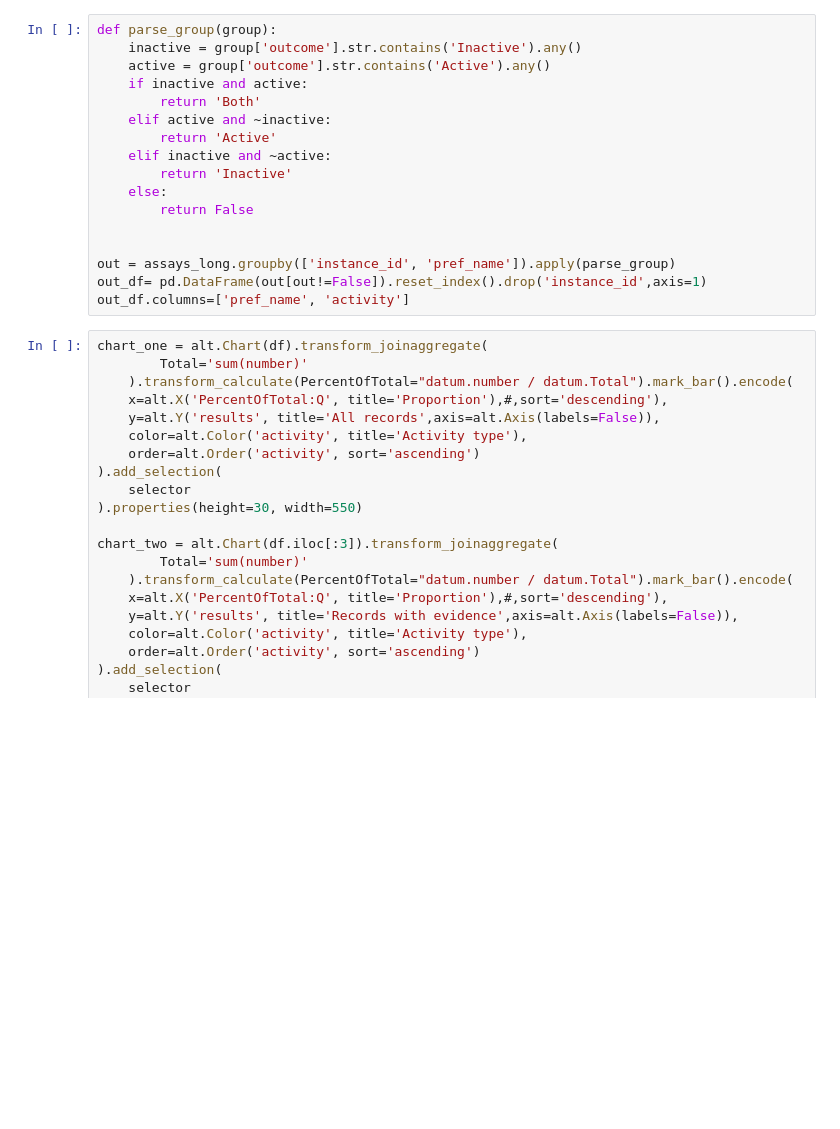
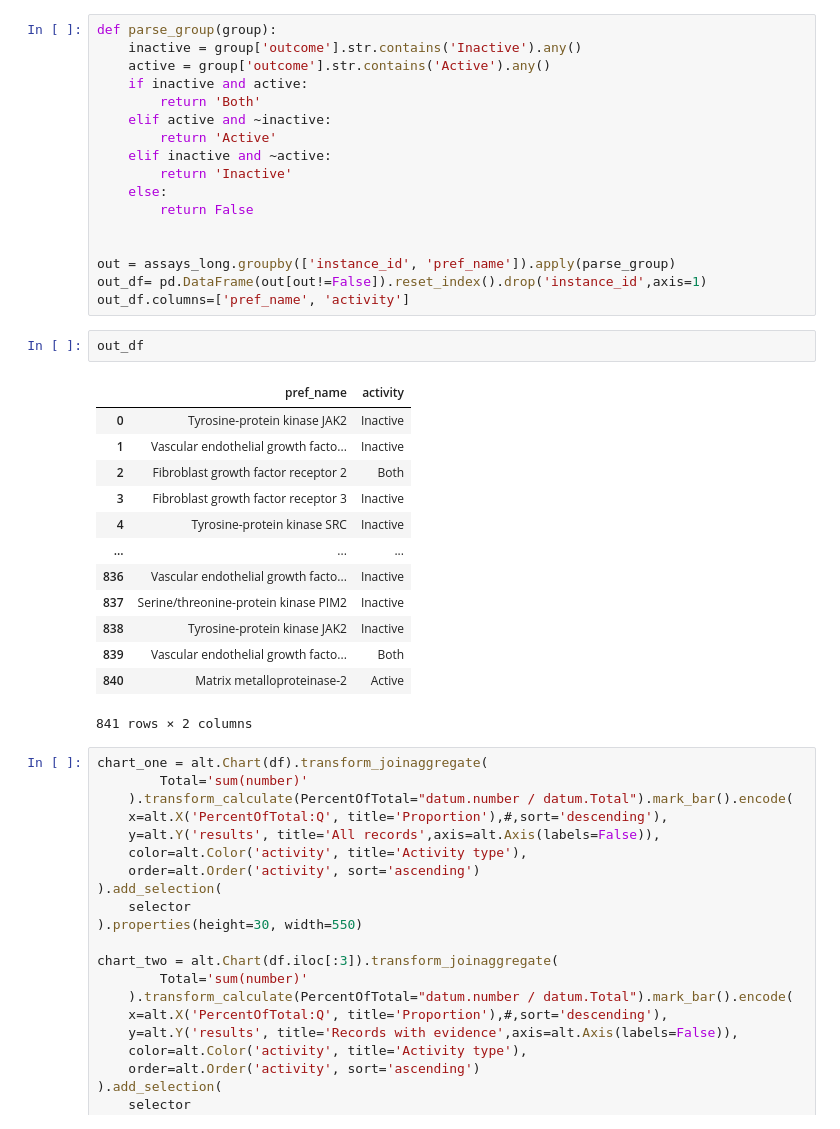
Before and after one commit to ljmartin/molrec, a Jupyter notebook: pubchem_validation/figure.ipynb, the cells around one changed output. Saved outputs shown, nothing was run; the diff lists cells and outputs as text; blank space fills up the shorter version.

```diff
--- a/pubchem_validation/figure.ipynb
+++ b/pubchem_validation/figure.ipynb
@@ -204,6 +204,22 @@ def parse_group(group):
 out = assays_long.groupby(['instance_id', 'pref_name']).apply(parse_group)
 out_df= pd.DataFrame(out[out!=False]).reset_index().drop('instance_id',axis=1)
 out_df.columns=['pref_name', 'activity']
+# %%
+out_df
+# %% [output]
+|  | pref_name | activity |
+| 0 | Tyrosine-protein kinase JAK2 | Inactive |
+| 1 | Vascular endothelial growth facto... | Inactive |
+| 2 | Fibroblast growth factor receptor 2 | Both |
+| 3 | Fibroblast growth factor receptor 3 | Inactive |
+| 4 | Tyrosine-protein kinase SRC | Inactive |
+| ... | ... | ... |
+| 836 | Vascular endothelial growth facto... | Inactive |
+| 837 | Serine/threonine-protein kinase PIM2 | Inactive |
+| 838 | Tyrosine-protein kinase JAK2 | Inactive |
+| 839 | Vascular endothelial growth facto... | Both |
+| 840 | Matrix metalloproteinase-2 | Active |
+841 rows × 2 columns
 # %%
 chart_one = alt.Chart(df).transform_joinaggregate(
         Total='sum(number)'
```
Also changed, not shown: parts of 5 cells of this notebook, 25 other files.
